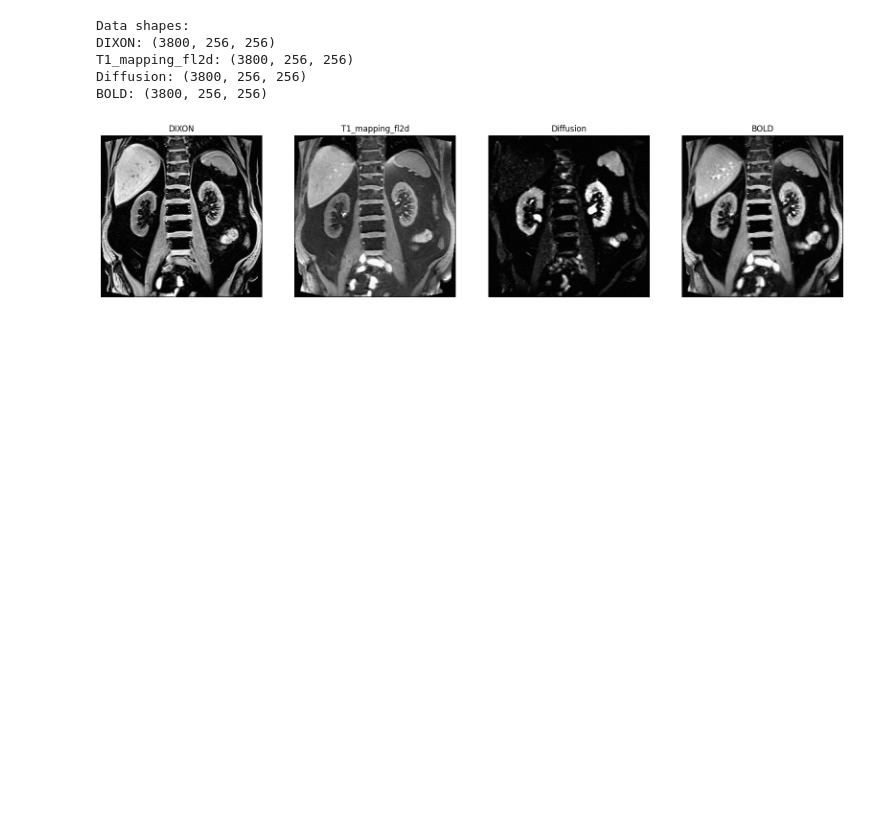
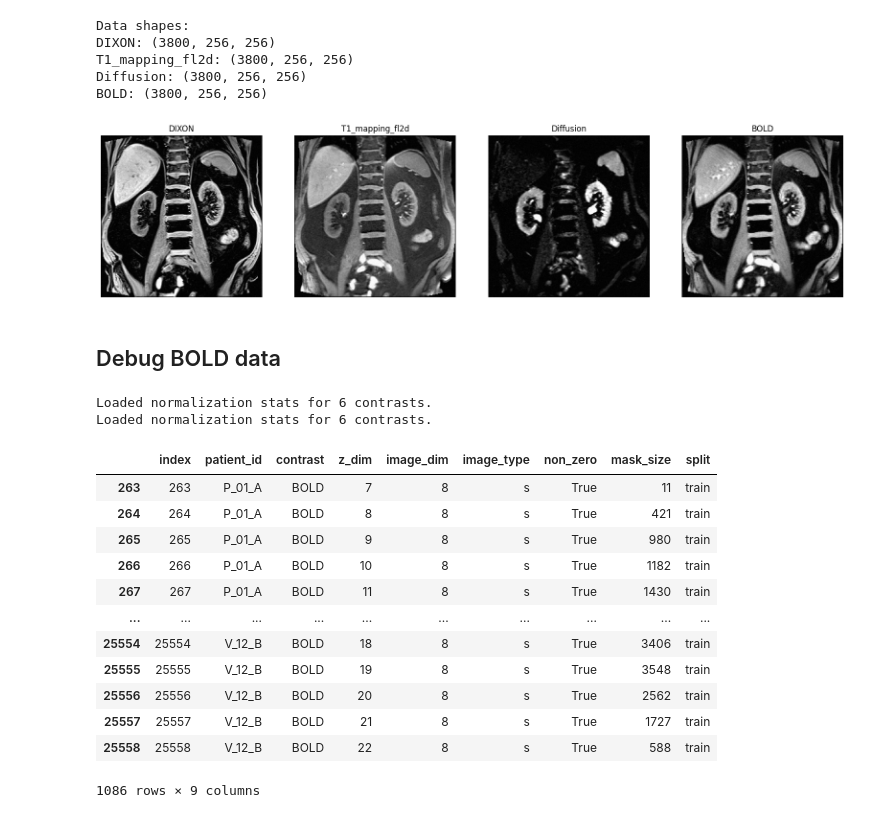
Before and after one commit to unicorne/MU-Diff, a Jupyter notebook: explore_and_create_data.ipynb, the cells around one changed output. Saved outputs shown, nothing was run; the diff lists cells and outputs as text; code cells hidden in the pictures; blank space fills up the shorter version.

```diff
--- a/explore_and_create_data.ipynb
+++ b/explore_and_create_data.ipynb
@@ -980,3 +970,57 @@ BOLD: (3800, 256, 256)
 plot_all_contrasts(1000, data_dixon=data_dixon, data_t1=data_t1, data_diffusion=data_diffusion, data_bold=data_bold)
 # %% [output]
 [figure]
+# %% [markdown]
+## Debug BOLD data
+# %%
+cfg_transform = {
+  "eval": [
+    {
+      "GroupMinMaxNormalize": {
+        "stats_path": "/home/students/studweilc1/SynthRegGAN/data/minmax_values.json"
+      }
+    },
+
+  ]
+}
+
+
+
+base_path = "/home/students/studweilc1/SynthRegGAN/data"
+contrast_key = "BOLD"
+split = "train"
+img_type = "s"
+
+bold_0 = load_dataset(base_path, contrast_key, img_type, cfg_transform, split=split, image_dim=0)
+bold_1 = load_dataset(base_path, contrast_key, img_type, cfg_transform, split=split, image_dim=1)
+# %% [output]
+Loaded normalization stats for 6 contrasts.
+Loaded normalization stats for 6 contrasts.
+# %%
+# Read metadata
+
+contrast = "BOLD"
+hdf5_path = f"/home/students/studweilc1/SynthRegGAN/data/data_{contrast}.h5"
+with h5py.File(hdf5_path, 'r') as h5f:
+    metadata_bold = pd.read_hdf(hdf5_path, key="metadata")
+
+contrast_t1 = "T1_mapping_fl2d"
+hdf5_path_t1 = f"/home/students/studweilc1/SynthRegGAN/data/data_{contrast_t1}.h5"
+with h5py.File(hdf5_path_t1, 'r') as h5f:
+    metadata_t1 = pd.read_hdf(hdf5_path_t1, key="metadata")
+# %%
+metadata_bold[(metadata_bold["non_zero"]==True) & (metadata_bold["image_dim"]==8) & (metadata_bold["split"]=="train")]
+# %% [output]
+|  | index | patient_id | contrast | z_dim | image_dim | image_type | non_zero | mask_size | split |
+| 263 | 263 | P_01_A | BOLD | 7 | 8 | s | True | 11 | train |
+| 264 | 264 | P_01_A | BOLD | 8 | 8 | s | True | 421 | train |
+| 265 | 265 | P_01_A | BOLD | 9 | 8 | s | True | 980 | train |
+| 266 | 266 | P_01_A | BOLD | 10 | 8 | s | True | 1182 | train |
+| 267 | 267 | P_01_A | BOLD | 11 | 8 | s | True | 1430 | train |
+| ... | ... | ... | ... | ... | ... | ... | ... | ... | ... |
+| 25554 | 25554 | V_12_B | BOLD | 18 | 8 | s | True | 3406 | train |
+| 25555 | 25555 | V_12_B | BOLD | 19 | 8 | s | True | 3548 | train |
+| 25556 | 25556 | V_12_B | BOLD | 20 | 8 | s | True | 2562 | train |
+| 25557 | 25557 | V_12_B | BOLD | 21 | 8 | s | True | 1727 | train |
+| 25558 | 25558 | V_12_B | BOLD | 22 | 8 | s | True | 588 | train |
+1086 rows × 9 columns
```
Also changed, not shown: parts of 17 cells of this notebook, 31 other files.
